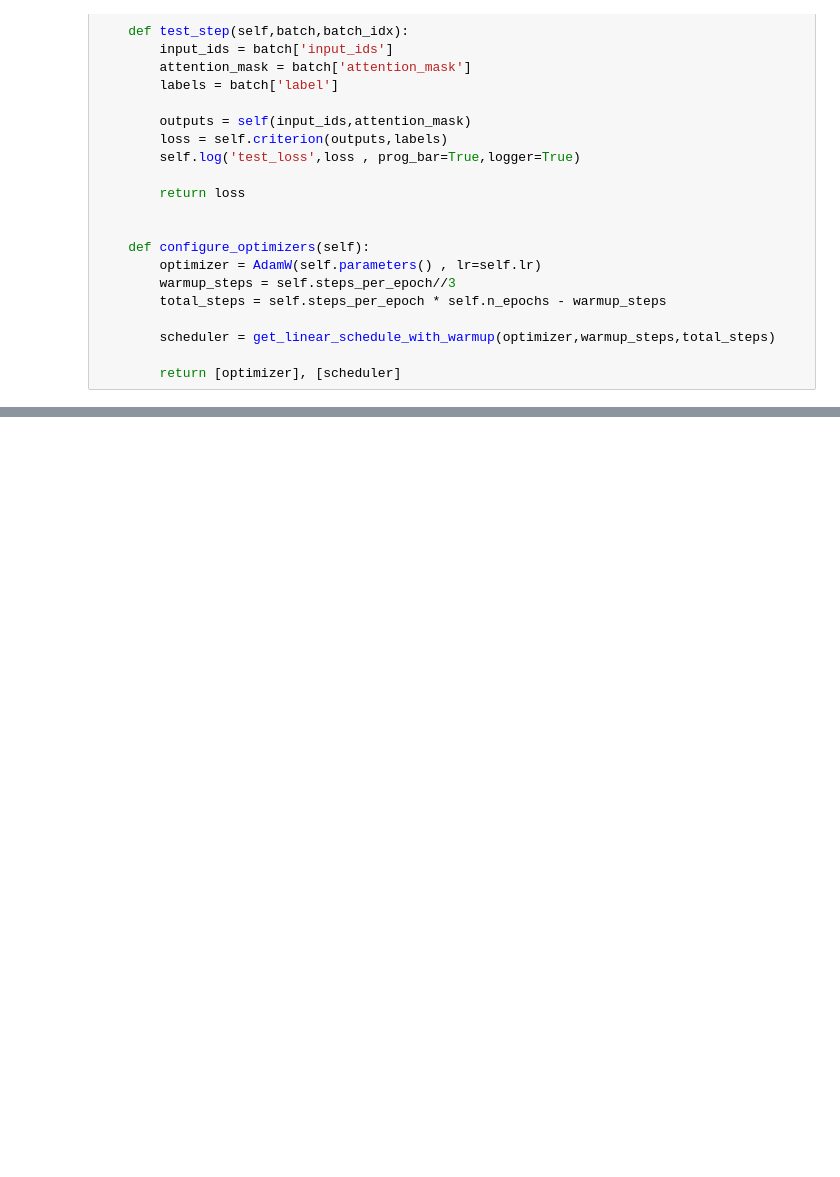
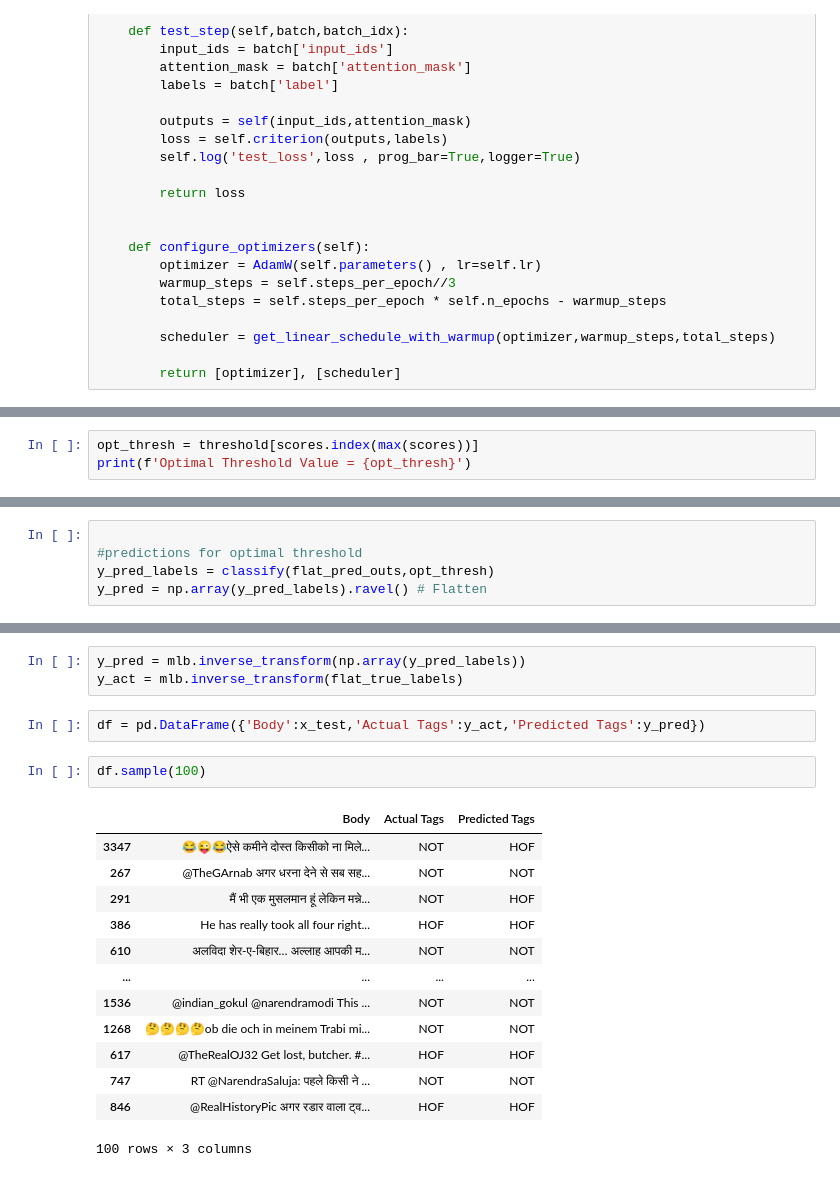
Before and after one commit to luke-feng/hasoc, a Jupyter notebook: hasoc_t1_m1.ipynb, the cells around one changed output, grey strips where cells are left out. Saved outputs shown, nothing was run; the diff lists cells and outputs as text; blank space fills up the shorter version.

```diff
--- a/hasoc_t1_m1.ipynb
+++ b/hasoc_t1_m1.ipynb
@@ -266,0 +376,3 @@ last_hidden_states = outputs.pooler_output
+# %%
+opt_thresh = threshold[scores.index(max(scores))]
+print(f'Optimal Threshold Value = {opt_thresh}')
@@ -266,0 +381,5 @@ last_hidden_states = outputs.pooler_output
+# %%
+
+#predictions for optimal threshold
+y_pred_labels = classify(flat_pred_outs,opt_thresh)
+y_pred = np.array(y_pred_labels).ravel() # Flatten
@@ -266,0 +397,21 @@ last_hidden_states = outputs.pooler_output
+# %%
+y_pred = mlb.inverse_transform(np.array(y_pred_labels))
+y_act = mlb.inverse_transform(flat_true_labels)
+# %%
+df = pd.DataFrame({'Body':x_test,'Actual Tags':y_act,'Predicted Tags':y_pred})
+# %%
+df.sample(100)
+# %% [output]
+|  | Body | Actual Tags | Predicted Tags |
+| 3347 | 😂😜😂ऐसे कमीने दोस्त किसीको ना मिले... | NOT | HOF |
+| 267 | @TheGArnab अगर धरना देने से सब सह... | NOT | NOT |
+| 291 | मैं भी एक मुसलमान हूं लेकिन मन्ने... | NOT | HOF |
+| 386 | He has really took all four right... | HOF | HOF |
+| 610 | अलविदा शेर-ए-बिहार… अल्लाह आपकी म... | NOT | NOT |
+| ... | ... | ... | ... |
+| 1536 | @indian_gokul @narendramodi This ... | NOT | NOT |
+| 1268 | 🤔🤔🤔🤔ob die och in meinem Trabi mi... | NOT | NOT |
+| 617 | @TheRealOJ32 Get lost, butcher. #... | HOF | HOF |
+| 747 | RT @NarendraSaluja: पहले किसी ने ... | NOT | NOT |
+| 846 | @RealHistoryPic अगर रडार वाला ट्व... | HOF | HOF |
+100 rows × 3 columns
```
Also changed, not shown: parts of 28 cells of this notebook.
